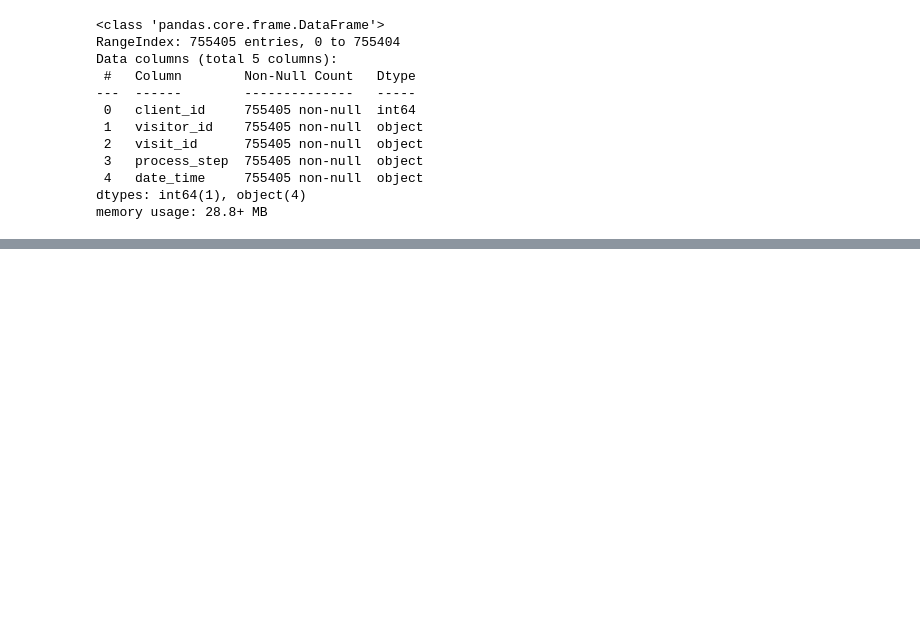
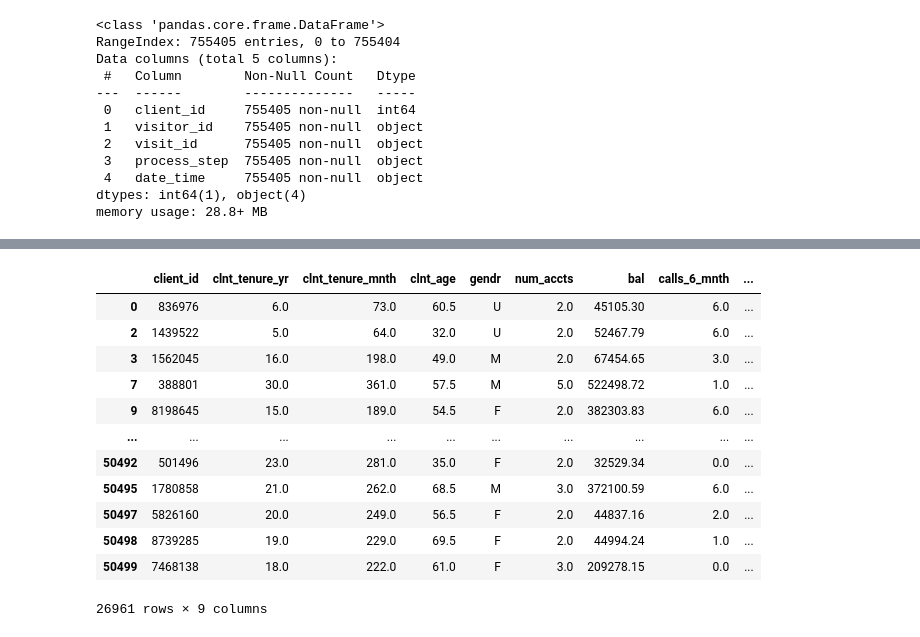
Before and after one commit to rmaryam42/PROJECT_5, a Jupyter notebook: Test.ipynb, the cells around one changed output, grey strips where cells are left out. Saved outputs shown, nothing was run; the diff lists cells and outputs as text; code cells hidden in the pictures; blank space fills up the shorter version.

```diff
--- a/Test.ipynb
+++ b/Test.ipynb
@@ -136,0 +293,16 @@ memory usage: 28.8+ MB
+# %%
+test_group
+# %% [output]
+|  | client_id | clnt_tenure_yr | clnt_tenure_mnth | clnt_age | gendr | num_accts | bal | calls_6_mnth | ... |
+| 0 | 836976 | 6.0 | 73.0 | 60.5 | U | 2.0 | 45105.30 | 6.0 | ... |
+| 2 | 1439522 | 5.0 | 64.0 | 32.0 | U | 2.0 | 52467.79 | 6.0 | ... |
+| 3 | 1562045 | 16.0 | 198.0 | 49.0 | M | 2.0 | 67454.65 | 3.0 | ... |
+| 7 | 388801 | 30.0 | 361.0 | 57.5 | M | 5.0 | 522498.72 | 1.0 | ... |
+| 9 | 8198645 | 15.0 | 189.0 | 54.5 | F | 2.0 | 382303.83 | 6.0 | ... |
+| ... | ... | ... | ... | ... | ... | ... | ... | ... | ... |
+| 50492 | 501496 | 23.0 | 281.0 | 35.0 | F | 2.0 | 32529.34 | 0.0 | ... |
+| 50495 | 1780858 | 21.0 | 262.0 | 68.5 | M | 3.0 | 372100.59 | 6.0 | ... |
+| 50497 | 5826160 | 20.0 | 249.0 | 56.5 | F | 2.0 | 44837.16 | 2.0 | ... |
+| 50498 | 8739285 | 19.0 | 229.0 | 69.5 | F | 2.0 | 44994.24 | 1.0 | ... |
+| 50499 | 7468138 | 18.0 | 222.0 | 61.0 | F | 3.0 | 209278.15 | 0.0 | ... |
+26961 rows × 9 columns
```
Also changed, not shown: parts of 12 cells of this notebook.
